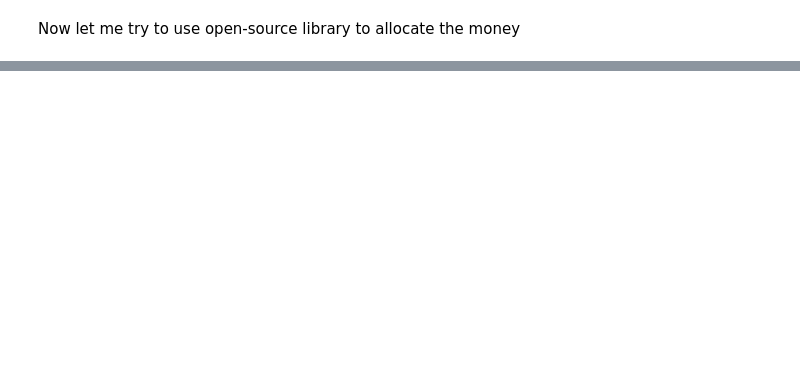
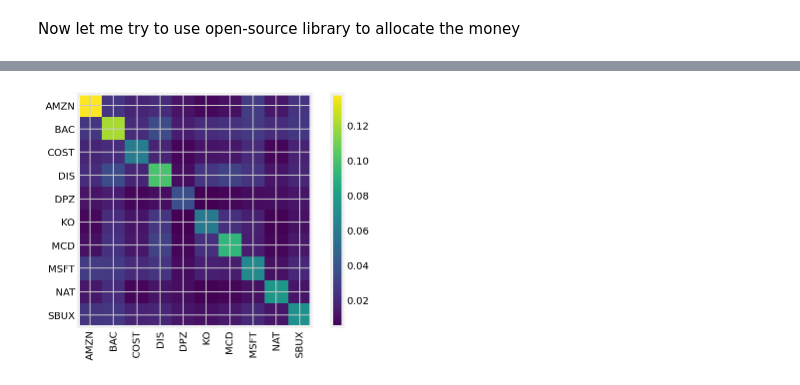
Before and after one commit to KingYuanSun/Individual-Projects-Finance, a Jupyter notebook: PortfolioOptimization_EfficientFrontier.ipynb, the cells around one changed output, grey strips where cells are left out. Saved outputs shown, nothing was run; the diff lists cells and outputs as text; code cells hidden in the pictures; blank space fills up the shorter version.

```diff
--- a/PortfolioOptimization_EfficientFrontier.ipynb
+++ b/PortfolioOptimization_EfficientFrontier.ipynb
@@ -354,0 +351,14 @@ Funds remaining: $180.34
+# %%
+tickers = ["MSFT", "AMZN", "NAT", "BAC", "DPZ", "DIS", "KO", "MCD", "COST", "SBUX"]
+ohlc = yf.download(tickers, period="max")
+prices = ohlc["Adj Close"]
+prices.tail()
+
+market_prices = yf.download("SPY", period="max")["Adj Close"]
+market_prices.head()
+
+mcaps = {}
+for t in tickers:
+    stock = yf.Ticker(t)
+    mcaps[t] = stock.info["marketCap"]
+mcaps
@@ -354,0 +378,14 @@ Funds remaining: $180.34
+# %%
+import pypfopt
+pypfopt.__version__
+
+from pypfopt import black_litterman, risk_models
+from pypfopt import BlackLittermanModel, plotting
+
+S = risk_models.CovarianceShrinkage(prices).ledoit_wolf()
+delta = black_litterman.market_implied_risk_aversion(market_prices)
+delta
+
+plotting.plot_covariance(S);
+# %% [output]
+[figure, added]
```
Also changed, not shown: parts of 19 cells of this notebook.
